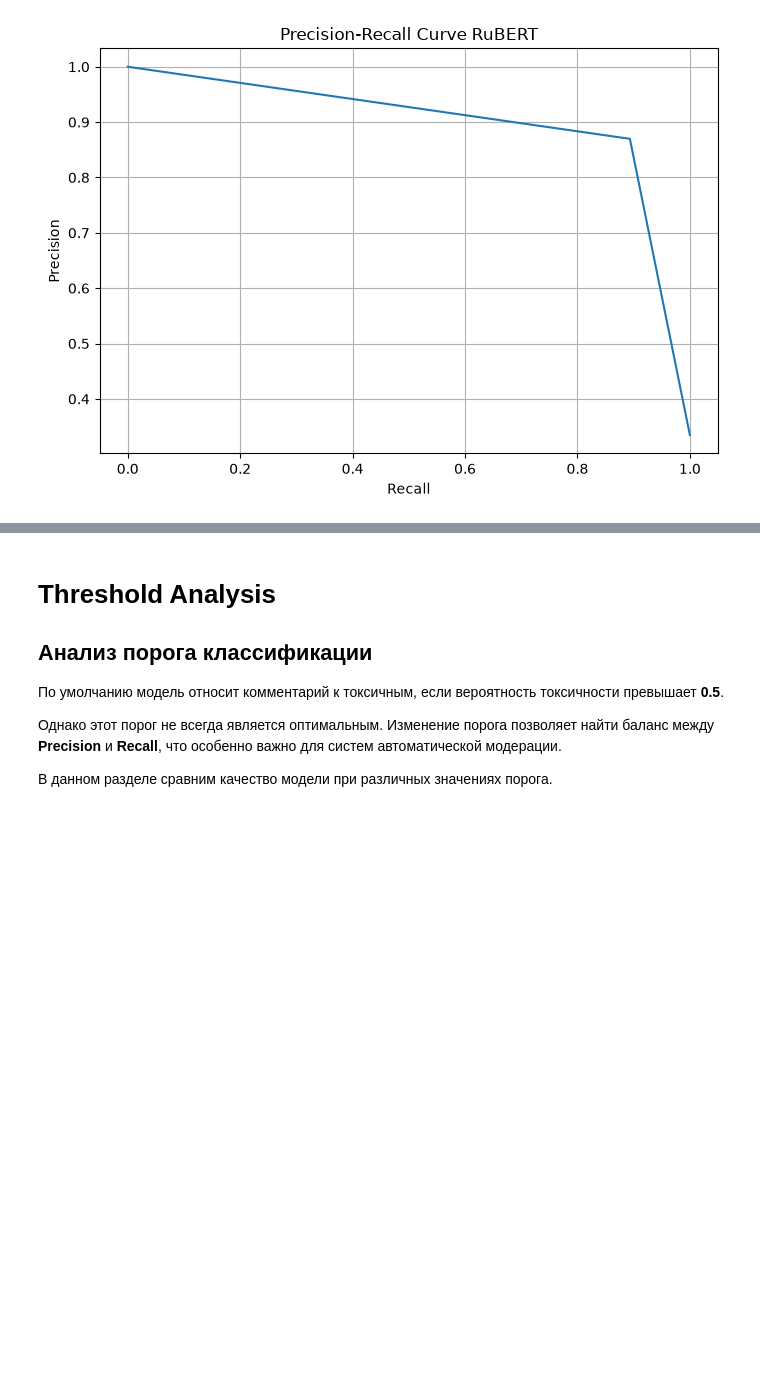
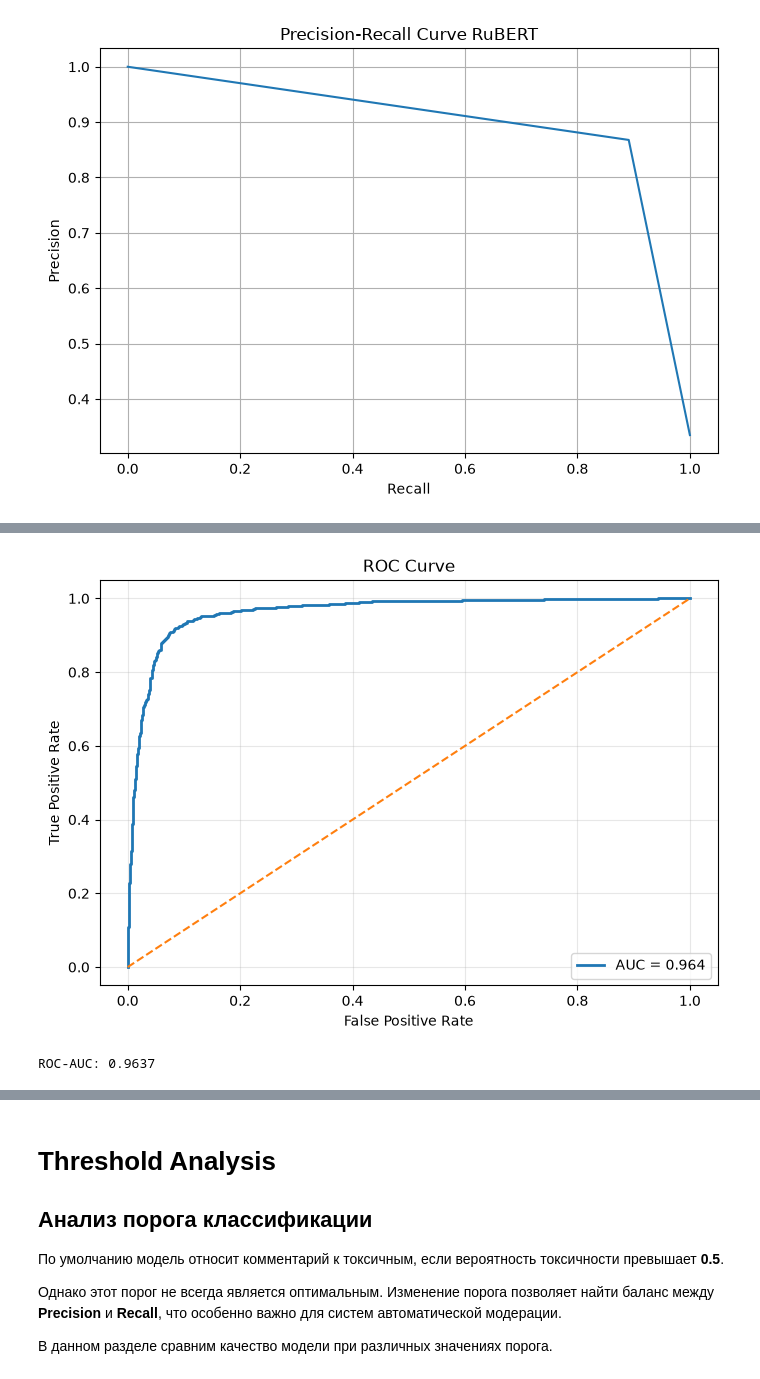
Before and after one commit to freedal1/smart-toxic-classifier, a Jupyter notebook: notebooks/01_experiments.ipynb, the cells around one changed output, grey strips where cells are left out. Saved outputs shown, nothing was run; the diff lists cells and outputs as text; code cells hidden in the pictures; blank space fills up the shorter version.

```diff
--- a/notebooks/01_experiments.ipynb
+++ b/notebooks/01_experiments.ipynb
@@ -972,0 +1102,53 @@ plt.show()
+# %%
+probabilities = torch.softmax(
+    torch.tensor(trainer_predictions.predictions),
+    dim=1
+)[:, 1].numpy()
+
+fpr, tpr, _ = roc_curve(
+    true_labels,
+    probabilities
+)
+
+roc_auc = roc_auc_score(
+    true_labels,
+    probabilities
+)
+
+plt.figure(figsize=(7,5))
+
+plt.plot(
+    fpr,
+    tpr,
+    label=f"AUC = {roc_auc:.3f}",
+    linewidth=2
+)
+
+plt.plot(
+    [0,1],
+    [0,1],
+    linestyle="--"
+)
+
+plt.xlabel("False Positive Rate")
+plt.ylabel("True Positive Rate")
+plt.title("ROC Curve")
+
+plt.legend()
+
+plt.grid(alpha=0.3)
+
+plt.tight_layout()
+
+plt.savefig(
+    "../images/roc_curve.png",
+    dpi=300,
+    bbox_inches="tight"
+)
+
+plt.show()
+
+print(f"ROC-AUC: {roc_auc:.4f}")
+# %% [output]
+[figure, added]
+ROC-AUC: 0.9637
```
Also changed, not shown: parts of 27 cells of this notebook, 12 other files.
